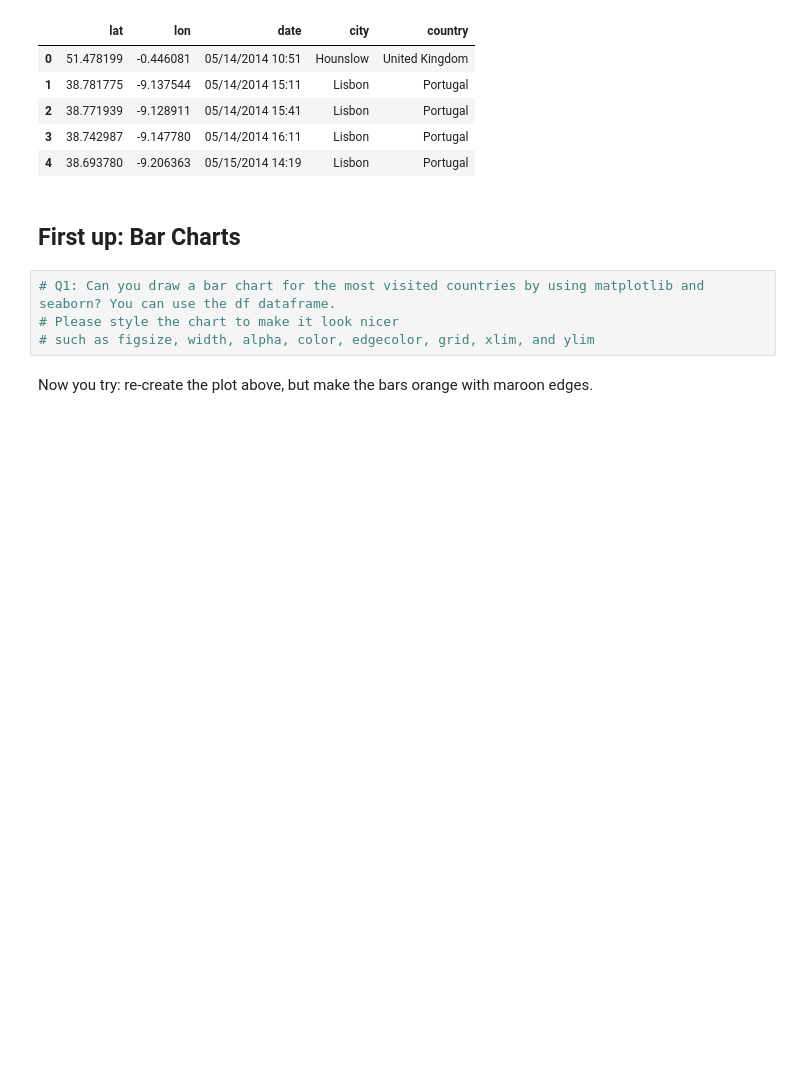
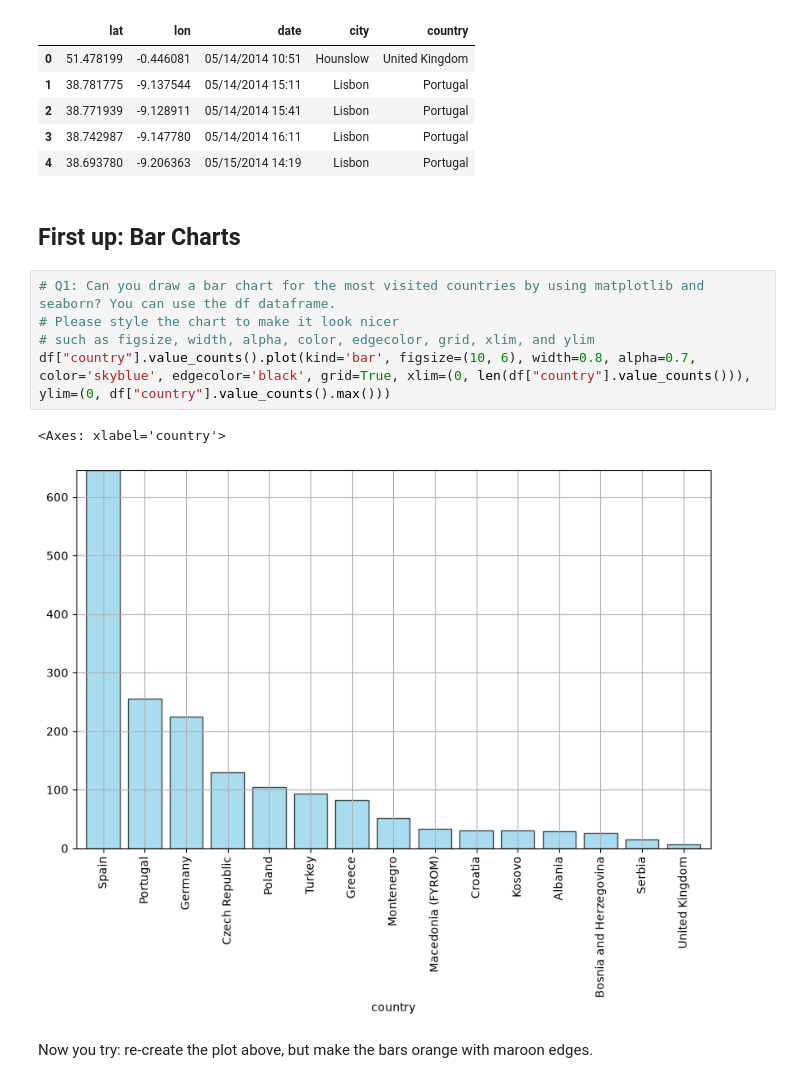
Before and after one commit to qszhao/PTUA2027, a Jupyter notebook: Lab03/Lab03-2_Visualization.ipynb, the cells around one changed output. Saved outputs shown, nothing was run; the diff lists cells and outputs as text; blank space fills up the shorter version.

Commit message:
Complete Lab03-2 visualisation exercises

```diff
--- a/Lab03/Lab03-2_Visualization.ipynb
+++ b/Lab03/Lab03-2_Visualization.ipynb
@@ -47,6 +47,10 @@ rs.head()
 # %%
 # Q1: Can you draw a bar chart for the most visited countries by using matplotlib and seaborn? You can use the df dataframe.
 # Please style the chart to make it look nicer
 # such as figsize, width, alpha, color, edgecolor, grid, xlim, and ylim
+df["country"].value_counts().plot(kind='bar', figsize=(10, 6), width=0.8, alpha=0.7, color='skyblue', edgecolor='black', grid=True, xlim=(0, len(df["country"].value_counts())), ylim=(0, df["country"].value_counts().max()))
+# %% [output]
+<Axes: xlabel='country'>
+[figure, added]
 # %% [markdown]
 Now you try: re-create the plot above, but make the bars orange with maroon edges.
```
Also changed, not shown: parts of 9 cells of this notebook.
